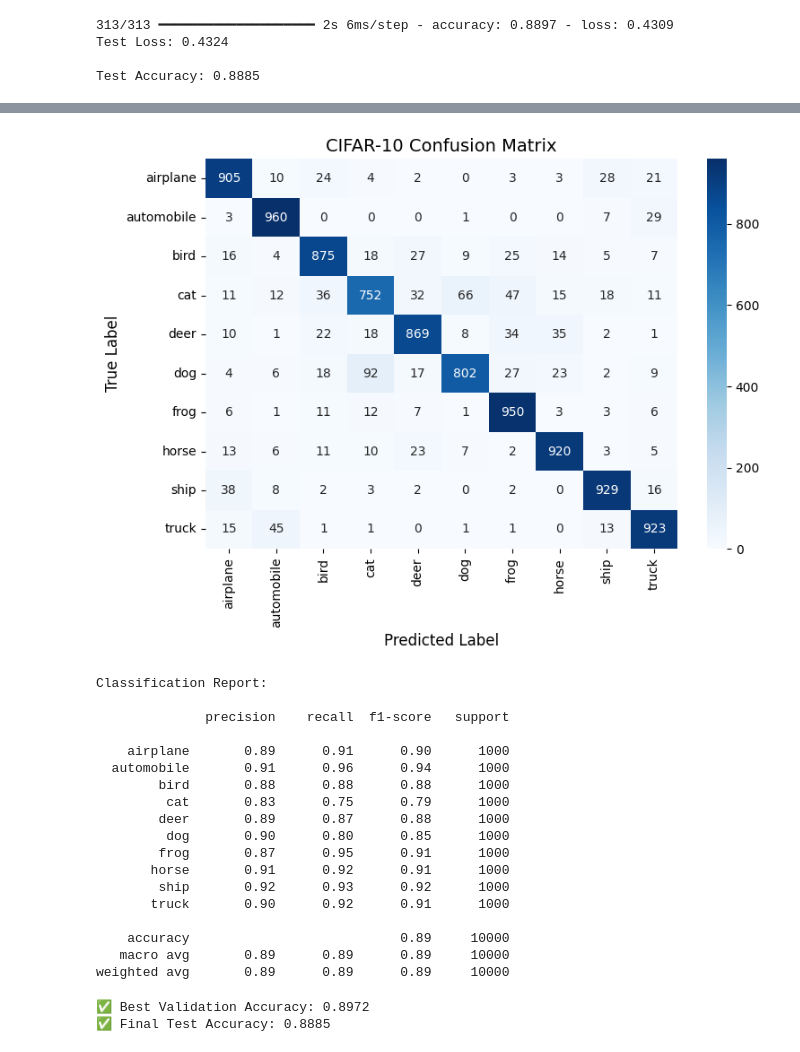
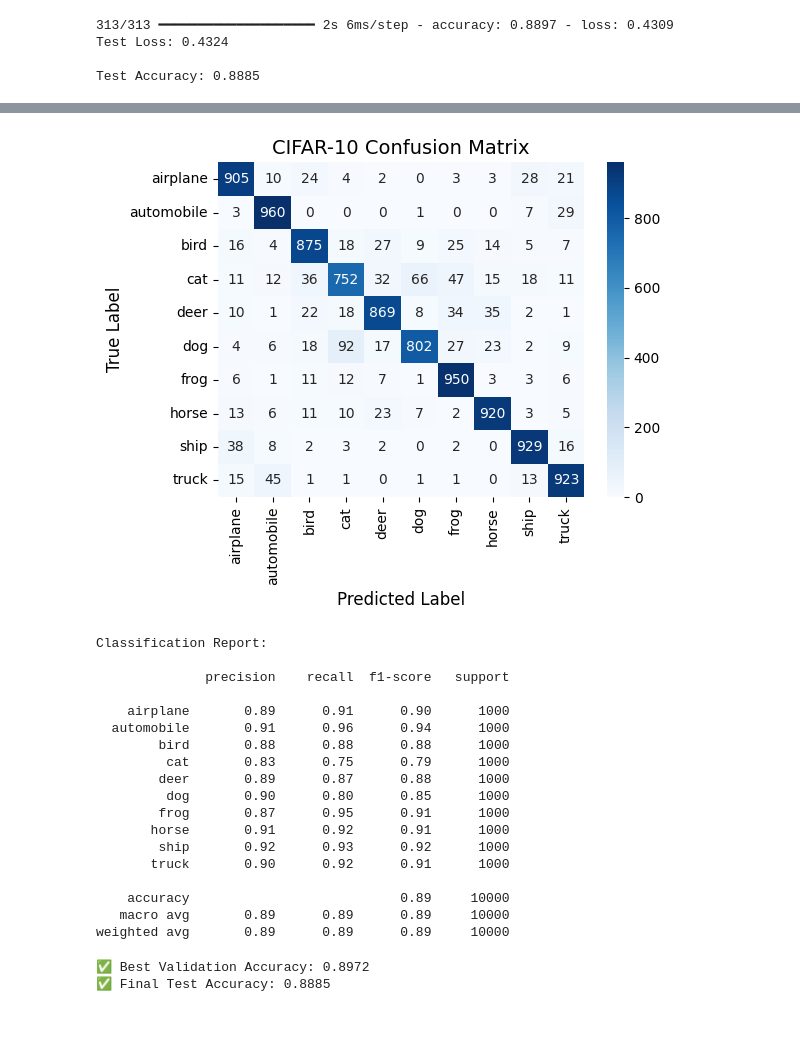
Before and after one commit to javida24/cifar10-cnn-tensorflow, a Jupyter notebook: cifar10_cnn.ipynb, the cells around one changed output, grey strips where cells are left out. Saved outputs shown, nothing was run; the diff lists cells and outputs as text; code cells hidden in the pictures; blank space fills up the shorter version.

```diff
--- a/cifar10_cnn.ipynb
+++ b/cifar10_cnn.ipynb
@@ -554,7 +554,7 @@ class_names = [
 ]
 
 # 3. Plot Confusion Matrix
-plt.figure(figsize=(8, 6))
+plt.figure(figsize=(6, 5))
 sns.heatmap(cm, annot=True, fmt='d', cmap='Blues',
             xticklabels=class_names,
             yticklabels=class_names)
@@ -575,4 +575,4 @@ print(classification_report(y_true, y_pred, target_names=class_names))
-[figure, old version]
+[figure, new version]
 Classification Report:
 
               precision    recall  f1-score   support
```
Also changed, not shown: parts of 2 cells of this notebook.
